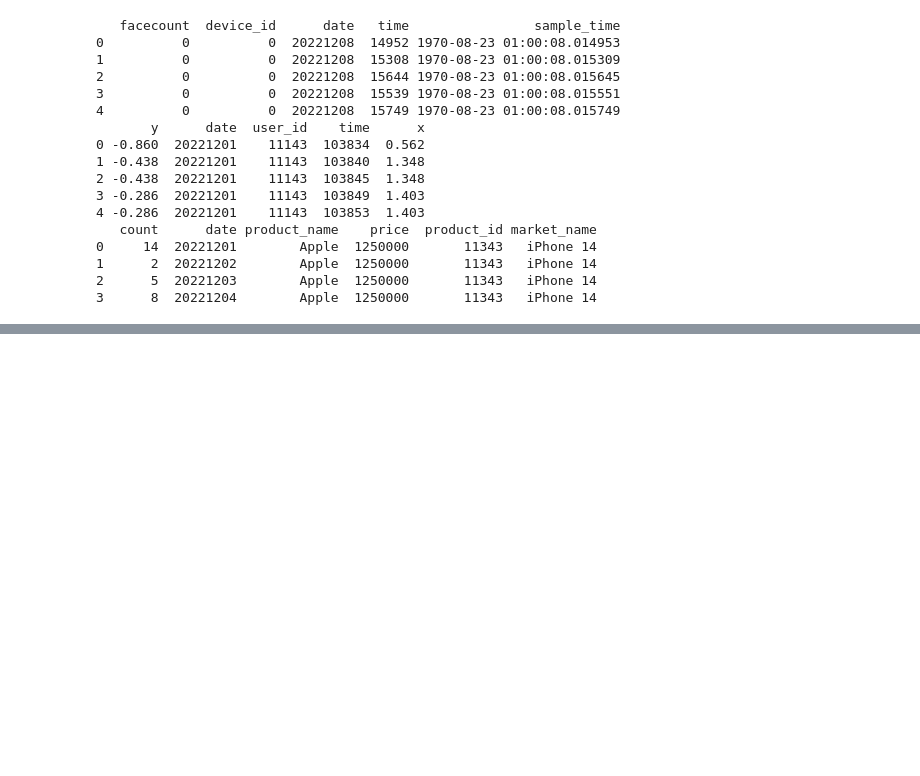
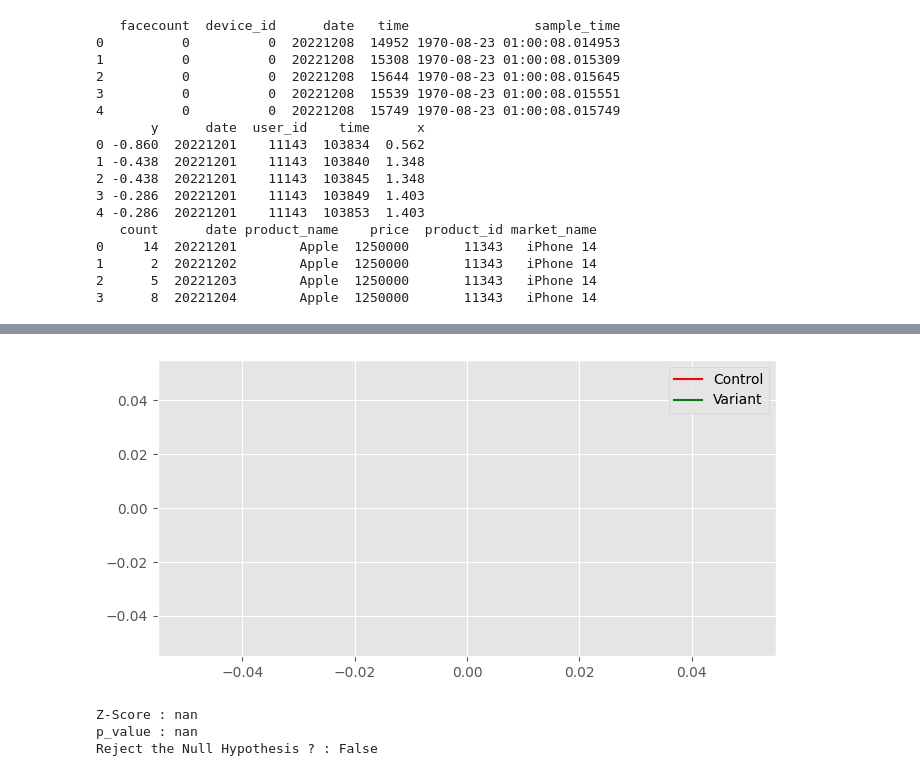
Before and after one commit to oss0430/indoor_foot_traffic_management_for_advertisement, a Jupyter notebook: src/Visualizer.ipynb, the cells around one changed output, grey strips where cells are left out. Cells and saved outputs as stored; diff of their text form; code cells hidden in the pictures; blank space fills up the shorter version.

```diff
--- a/src/Visualizer.ipynb
+++ b/src/Visualizer.ipynb
@@ -77,0 +124,11 @@ Index: []
+# %%
+time_spent_distribution, z_score, p_value = my_analyzer.time_spent_analysis()
+show_distribution(time_spent_distribution)
+
+print(f"Z-Score : {z_score}\np_value : {p_value}")
+print(f"Reject the Null Hypothesis ? : {my_analyzer.do_reject_null_hypothesis(p_value)}")
+# %% [output]
+[figure, added]
+Z-Score : nan
+p_value : nan
+Reject the Null Hypothesis ? : False
```
Also changed, not shown: parts of 5 cells of this notebook, 1 other file.
